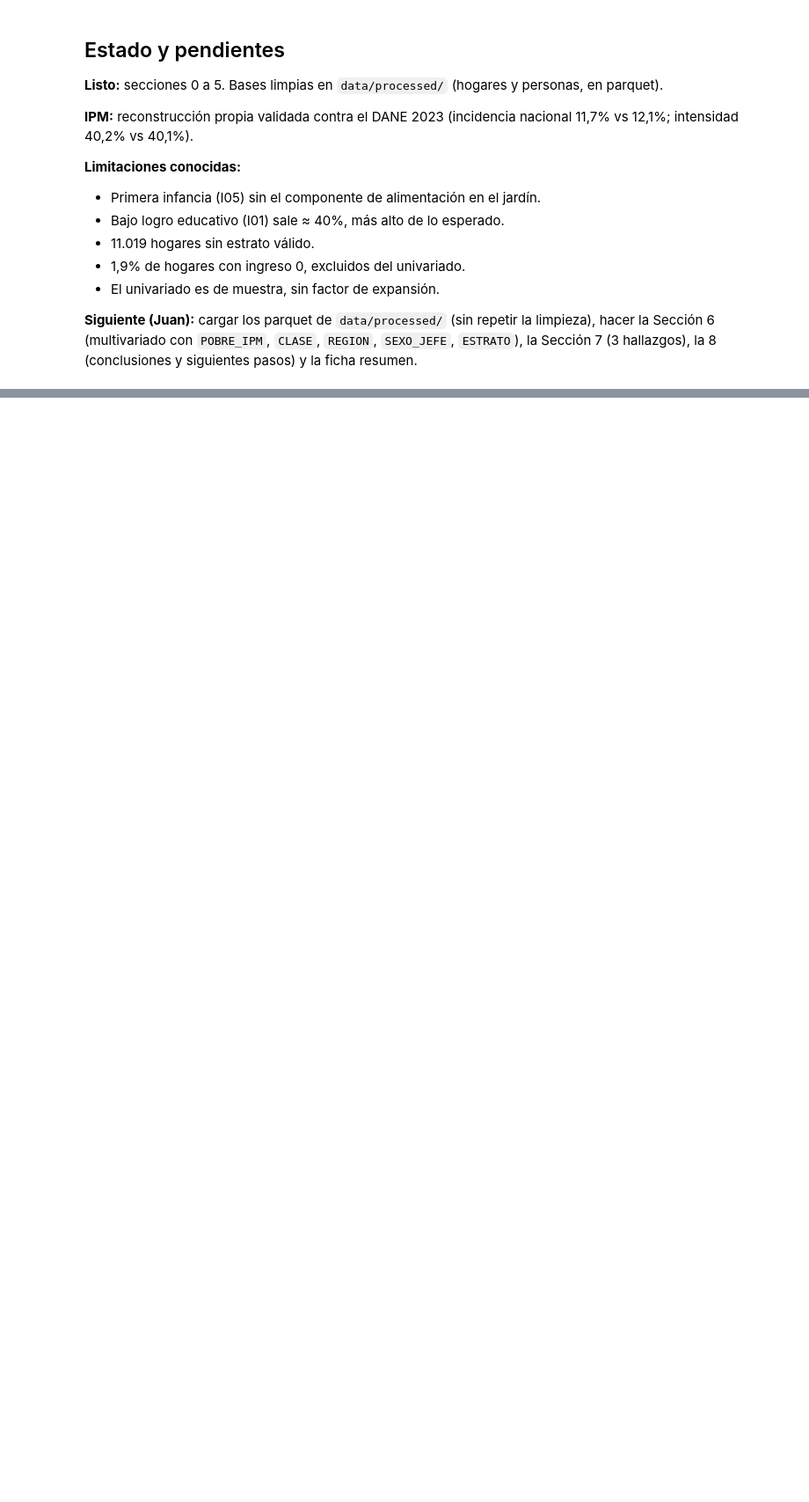
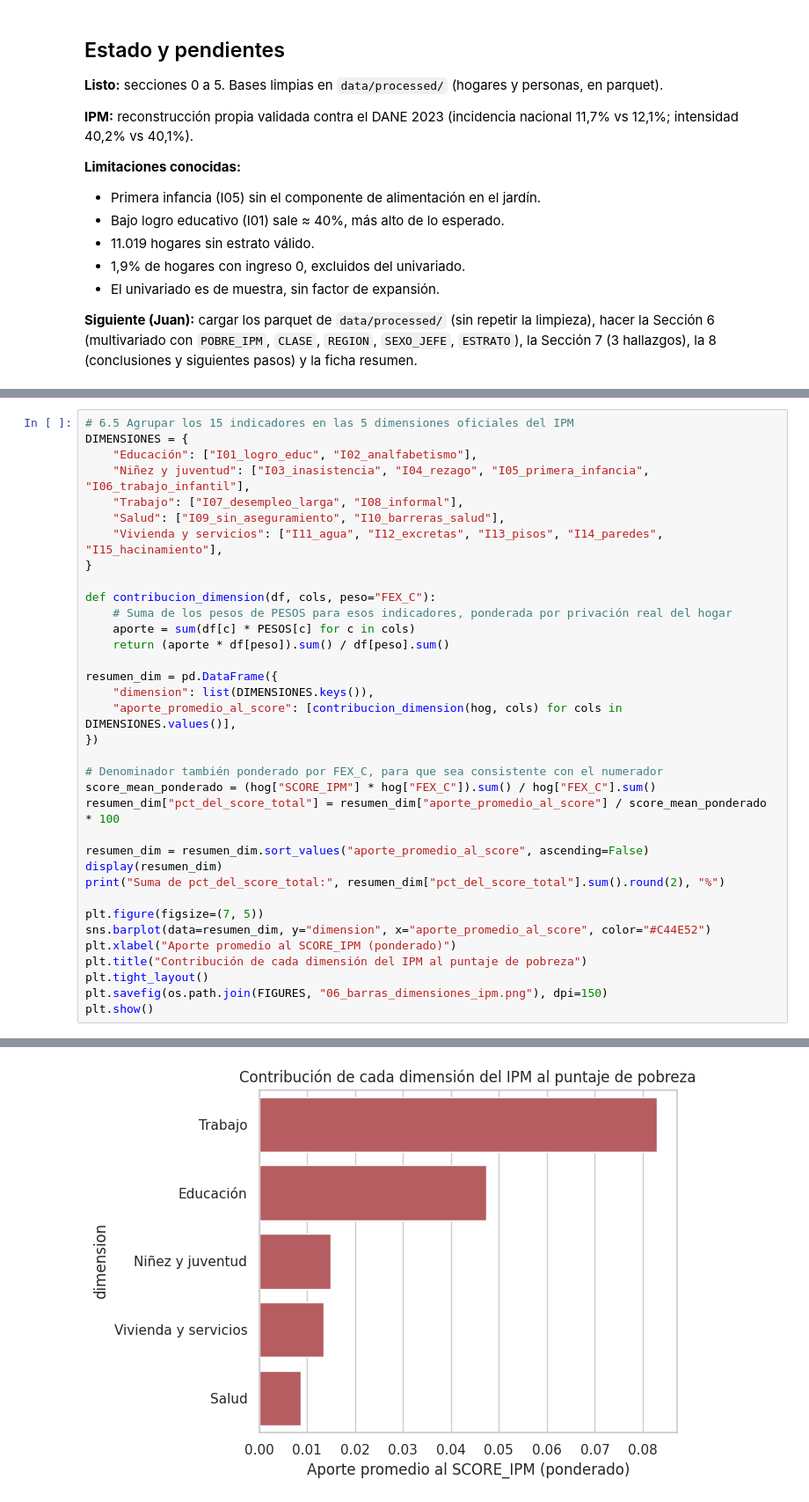
Before and after one commit to APES-M-JeissonS-JuanB/apes-pobreza-multidimensional-ecv2023, a Jupyter notebook: notebooks/APES_Entrega1.ipynb, the cells around one changed output, grey strips where cells are left out. Shown at 88% size. Drawn from its saved outputs; the diff is of its cells as text; blank space fills up the shorter version.

```diff
--- a/notebooks/APES_Entrega1.ipynb
+++ b/notebooks/APES_Entrega1.ipynb
@@ -530,0 +868,36 @@ hog.head()
+# %%
+# 6.5 Agrupar los 15 indicadores en las 5 dimensiones oficiales del IPM
+DIMENSIONES = {
+    "Educación": ["I01_logro_educ", "I02_analfabetismo"],
+    "Niñez y juventud": ["I03_inasistencia", "I04_rezago", "I05_primera_infancia", "I06_trabajo_infantil"],
+    "Trabajo": ["I07_desempleo_larga", "I08_informal"],
+    "Salud": ["I09_sin_aseguramiento", "I10_barreras_salud"],
+    "Vivienda y servicios": ["I11_agua", "I12_excretas", "I13_pisos", "I14_paredes", "I15_hacinamiento"],
+}
+
+def contribucion_dimension(df, cols, peso="FEX_C"):
+    # Suma de los pesos de PESOS para esos indicadores, ponderada por privación real del hogar
+    aporte = sum(df[c] * PESOS[c] for c in cols)
+    return (aporte * df[peso]).sum() / df[peso].sum()
+
+resumen_dim = pd.DataFrame({
+    "dimension": list(DIMENSIONES.keys()),
+    "aporte_promedio_al_score": [contribucion_dimension(hog, cols) for cols in DIMENSIONES.values()],
+})
+
+# Denominador también ponderado por FEX_C, para que sea consistente con el numerador
+score_mean_ponderado = (hog["SCORE_IPM"] * hog["FEX_C"]).sum() / hog["FEX_C"].sum()
+resumen_dim["pct_del_score_total"] = resumen_dim["aporte_promedio_al_score"] / score_mean_ponderado * 100
+
+resumen_dim = resumen_dim.sort_values("aporte_promedio_al_score", ascending=False)
+display(resumen_dim)
+print("Suma de pct_del_score_total:", resumen_dim["pct_del_score_total"].sum().round(2), "%")
+
+plt.figure(figsize=(7, 5))
+sns.barplot(data=resumen_dim, y="dimension", x="aporte_promedio_al_score", color="#C44E52")
+plt.xlabel("Aporte promedio al SCORE_IPM (ponderado)")
+plt.title("Contribución de cada dimensión del IPM al puntaje de pobreza")
+plt.tight_layout()
+plt.savefig(os.path.join(FIGURES, "06_barras_dimensiones_ipm.png"), dpi=150)
+plt.show()
+# %% [output]
@@ -530,0 +911 @@ hog.head()
+[figure, added]
```
Also changed, not shown: parts of 27 cells of this notebook, 2 other files.
